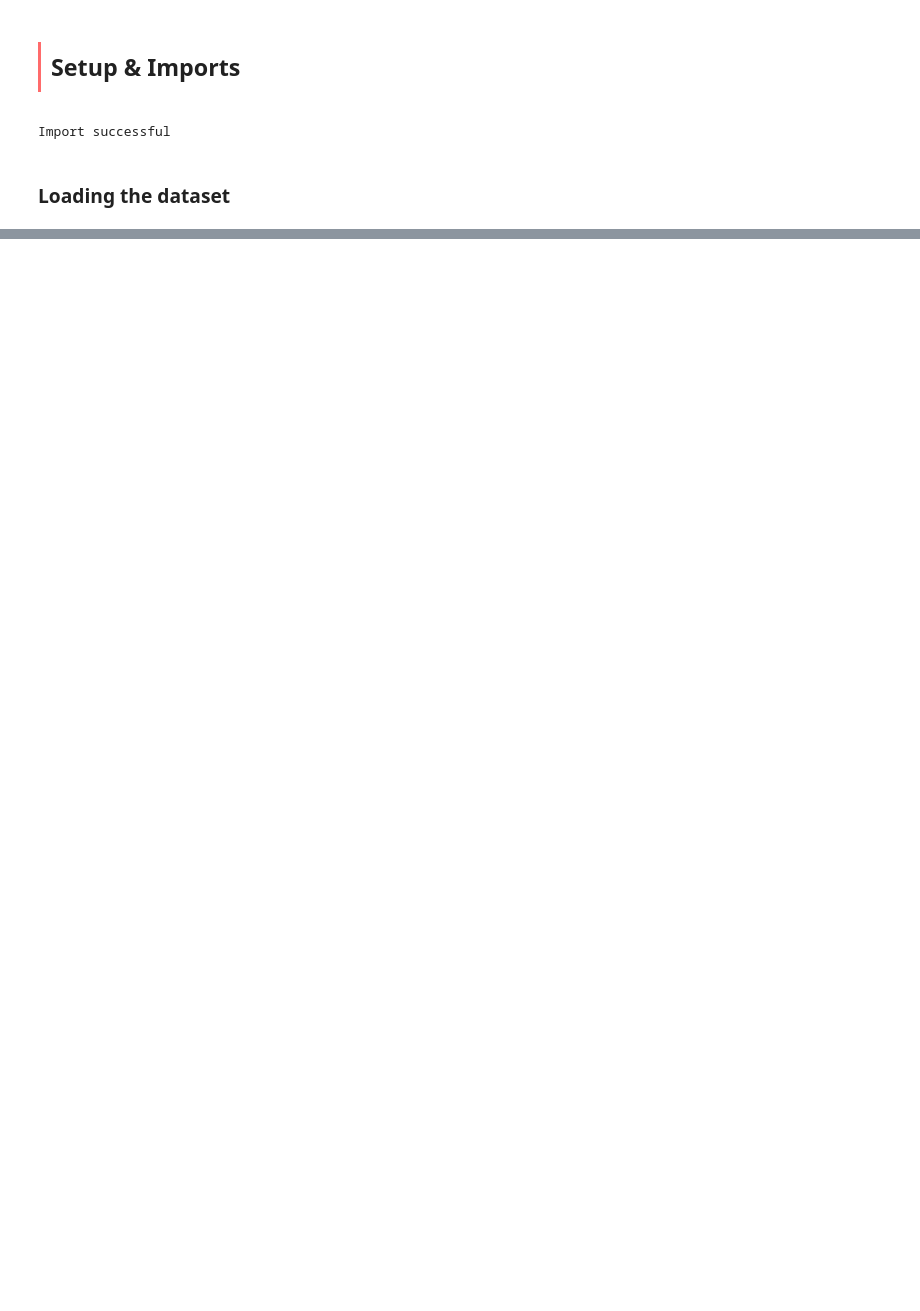
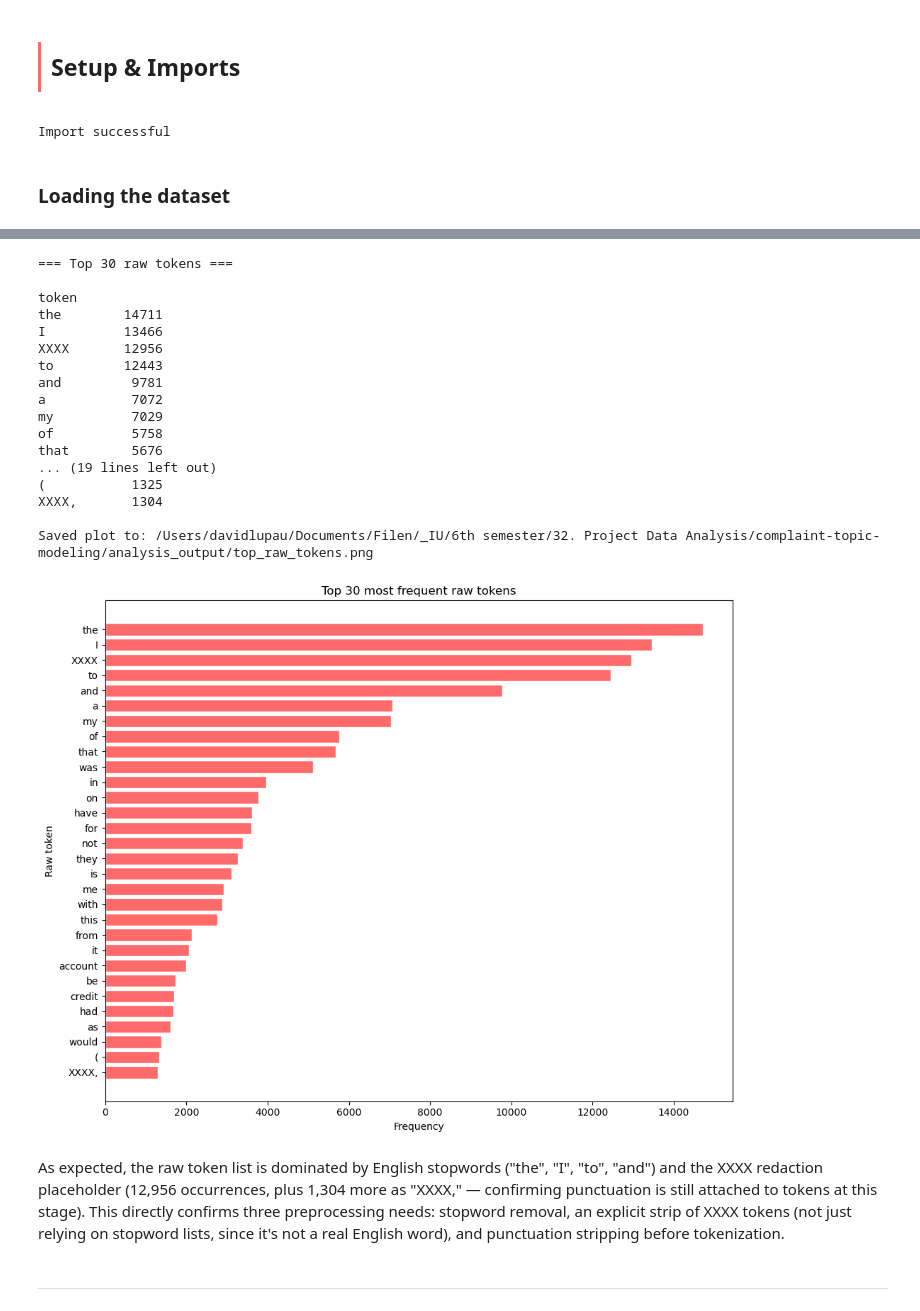
Before and after one commit to davidlupau/complaint-topic-modeling, a Jupyter notebook: notebooks/01_eda.ipynb, the cells around one changed output, grey strips where cells are left out. Saved outputs shown, nothing was run; the diff lists cells and outputs as text; code cells hidden in the pictures; blank space fills up the shorter version.

```diff
--- a/notebooks/01_eda.ipynb
+++ b/notebooks/01_eda.ipynb
@@ -30,0 +137,29 @@ Dataset loaded successfully
+# %%
+import matplotlib.pyplot as plt
+from data_exploration import check_frequent_tokens
+
+top_tokens = check_frequent_tokens(df, top_n=30)
+plt.show()
+# %% [output]
+=== Top 30 raw tokens ===
+
+token
+the        14711
+I          13466
+XXXX       12956
+to         12443
+and         9781
+a           7072
+my          7029
+of          5758
+that        5676
+... (19 lines left out)
+(           1325
+XXXX,       1304
+
+Saved plot to: /Users/davidlupau/Documents/Filen/_IU/6th semester/32. Project Data Analysis/complaint-topic-modeling/analysis_output/top_raw_tokens.png
+[figure, added]
+# %% [markdown]
+As expected, the raw token list is dominated by English stopwords ("the", "I", "to", "and") and the XXXX redaction placeholder (12,956 occurrences, plus 1,304 more as "XXXX," — confirming punctuation is still attached to tokens at this stage). This directly confirms three preprocessing needs: stopword removal, an explicit strip of XXXX tokens (not just relying on stopword lists, since it's not a real English word), and punctuation stripping before tokenization.
+# %% [markdown]
+---
```
Also changed, not shown: parts of 24 cells of this notebook, 7 other files.
